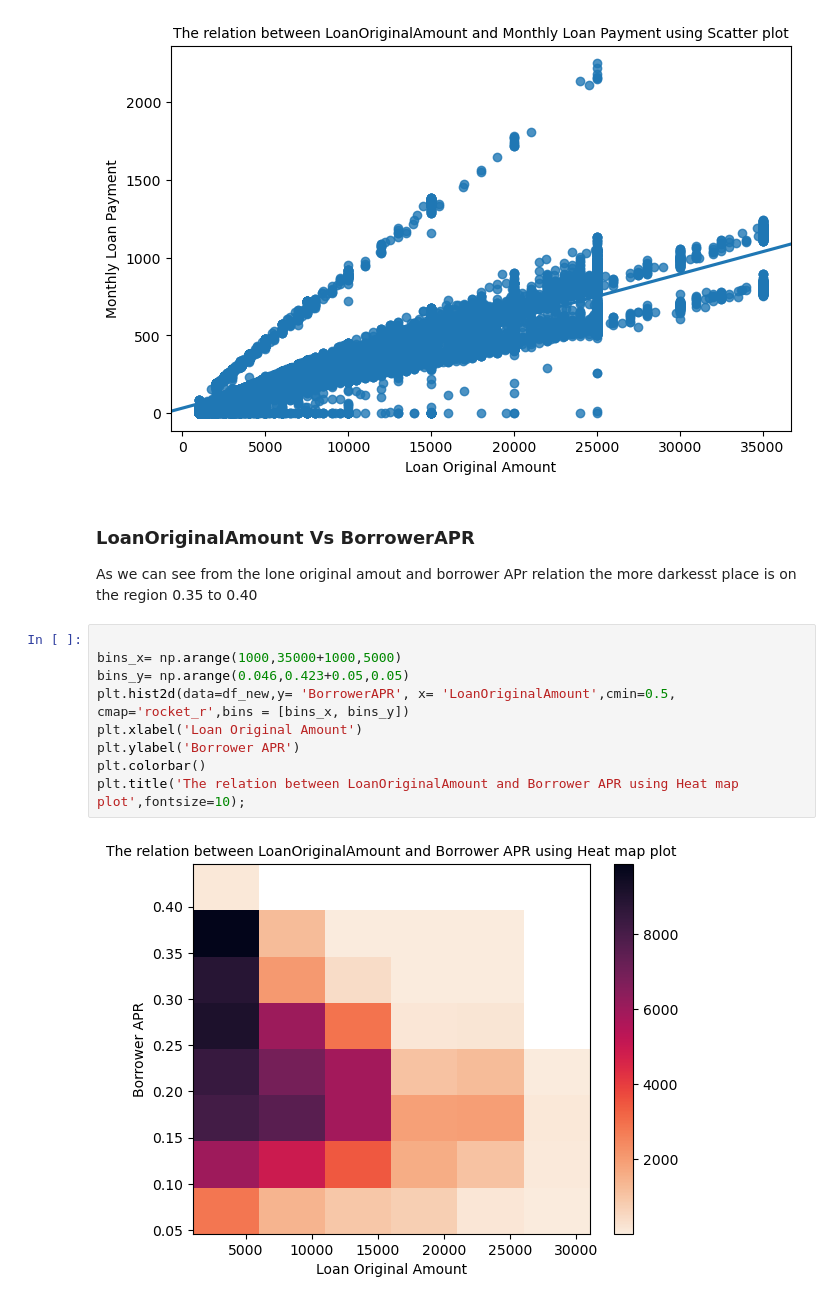
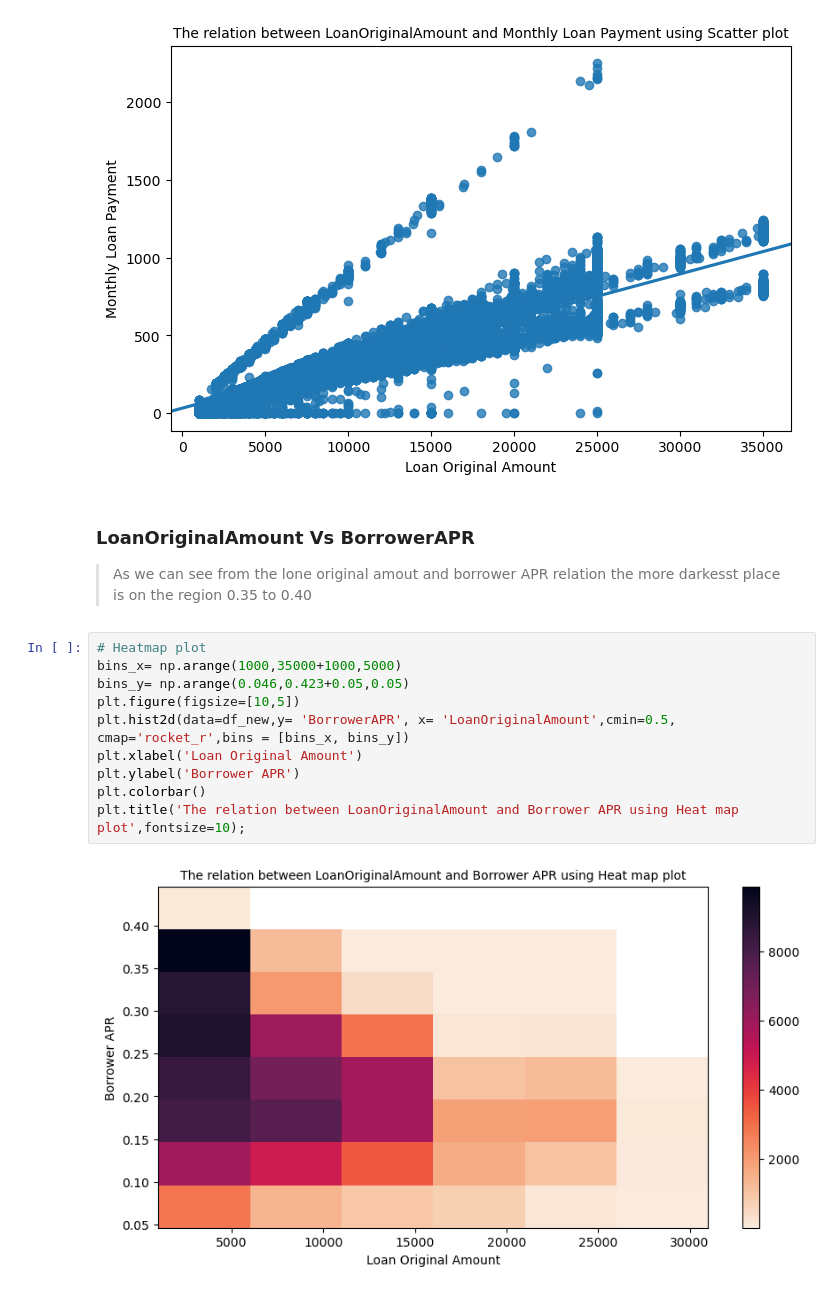
Before and after one commit to Xmuluneh/Project_lone, a Jupyter notebook: Part_II_slide_deck.ipynb, the cells around one changed output. Drawn from its saved outputs; the diff is of its cells as text.

```diff
--- a/Part_II_slide_deck.ipynb
+++ b/Part_II_slide_deck.ipynb
@@ -47,17 +48,18 @@ plt.title('The relation between LoanOriginalAmount and Monthly Loan Payment usin
 [figure]
 # %% [markdown]
 ### LoanOriginalAmount Vs BorrowerAPR
-<p>As we can see from the lone original amout and borrower APr relation the more darkesst place is on the region  0.35 to 0.40 </p>
+> As we can see from the lone original amout and borrower APR relation the more darkesst place is on the region  0.35 to 0.40
 # %%
-
+# Heatmap plot
 bins_x= np.arange(1000,35000+1000,5000)
 bins_y= np.arange(0.046,0.423+0.05,0.05)
+plt.figure(figsize=[10,5])
 plt.hist2d(data=df_new,y= 'BorrowerAPR', x= 'LoanOriginalAmount',cmin=0.5, cmap='rocket_r',bins = [bins_x, bins_y])
 plt.xlabel('Loan Original Amount')
 plt.ylabel('Borrower APR')
 plt.colorbar()
 plt.title('The relation between LoanOriginalAmount and Borrower APR using Heat map plot',fontsize=10);
 # %% [output]
-[figure, old version]
+[figure, new version]
 # %% [markdown]
 ## MonthlyLoanPayment Vs Borrower Rate
```
Also changed, not shown: parts of 11 cells of this notebook.
